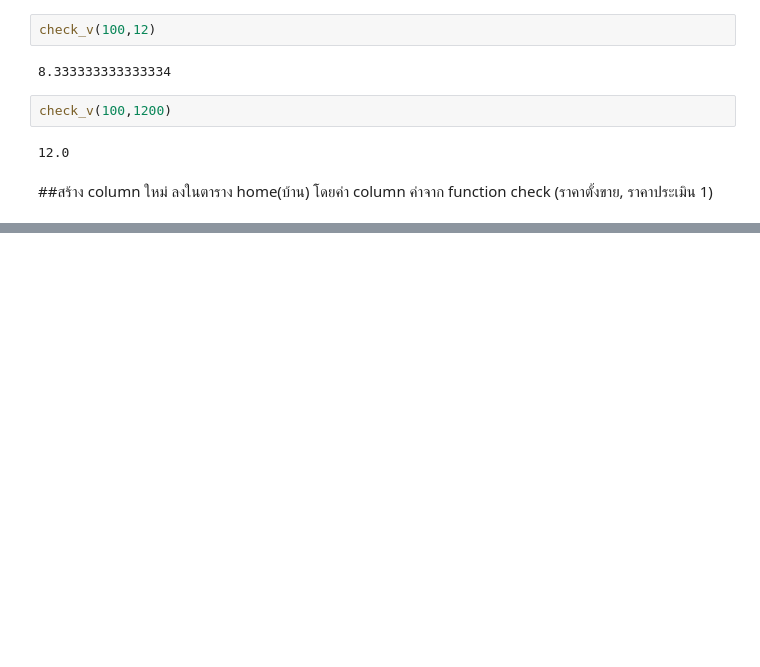
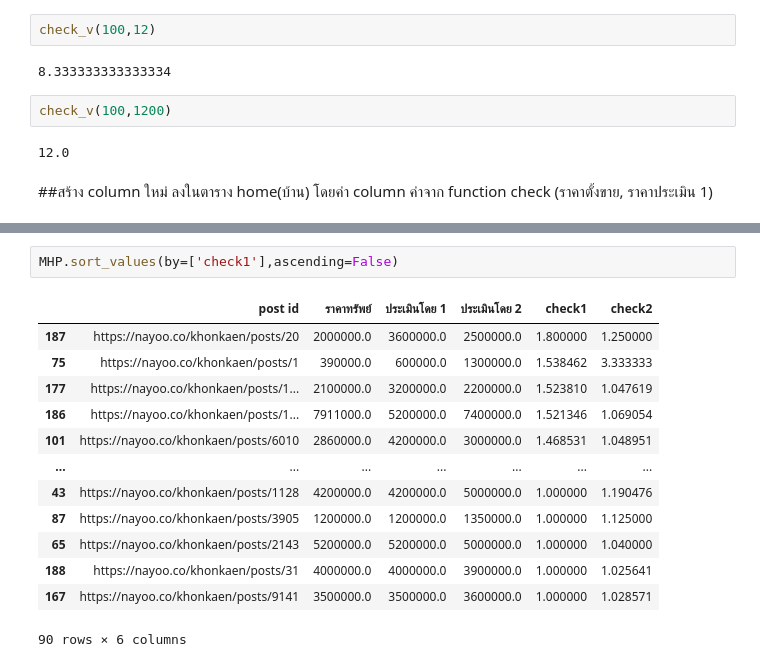
Before and after one commit to bunnybbear/bsc_dpdm22, a Jupyter notebook: [dataprep1]_property_estimator.ipynb, the cells around one changed output, grey strips where cells are left out. Saved outputs shown, nothing was run; the diff lists cells and outputs as text; blank space fills up the shorter version.

```diff
--- a/[dataprep1]_property_estimator.ipynb
+++ b/[dataprep1]_property_estimator.ipynb
@@ -708,0 +827,16 @@ check_v(100,1200)
+# %%
+MHP.sort_values(by=['check1'],ascending=False)
+# %% [output]
+|  | post id | ราคาทรัพย์ | ประเมินโดย 1 | ประเมินโดย 2 | check1 | check2 |
+| 187 | https://nayoo.co/khonkaen/posts/20 | 2000000.0 | 3600000.0 | 2500000.0 | 1.800000 | 1.250000 |
+| 75 | https://nayoo.co/khonkaen/posts/1 | 390000.0 | 600000.0 | 1300000.0 | 1.538462 | 3.333333 |
+| 177 | https://nayoo.co/khonkaen/posts/1... | 2100000.0 | 3200000.0 | 2200000.0 | 1.523810 | 1.047619 |
+| 186 | https://nayoo.co/khonkaen/posts/1... | 7911000.0 | 5200000.0 | 7400000.0 | 1.521346 | 1.069054 |
+| 101 | https://nayoo.co/khonkaen/posts/6010 | 2860000.0 | 4200000.0 | 3000000.0 | 1.468531 | 1.048951 |
+| ... | ... | ... | ... | ... | ... | ... |
+| 43 | https://nayoo.co/khonkaen/posts/1128 | 4200000.0 | 4200000.0 | 5000000.0 | 1.000000 | 1.190476 |
+| 87 | https://nayoo.co/khonkaen/posts/3905 | 1200000.0 | 1200000.0 | 1350000.0 | 1.000000 | 1.125000 |
+| 65 | https://nayoo.co/khonkaen/posts/2143 | 5200000.0 | 5200000.0 | 5000000.0 | 1.000000 | 1.040000 |
+| 188 | https://nayoo.co/khonkaen/posts/31 | 4000000.0 | 4000000.0 | 3900000.0 | 1.000000 | 1.025641 |
+| 167 | https://nayoo.co/khonkaen/posts/9141 | 3500000.0 | 3500000.0 | 3600000.0 | 1.000000 | 1.028571 |
+90 rows × 6 columns
```
Also changed, not shown: parts of 45 cells of this notebook.
